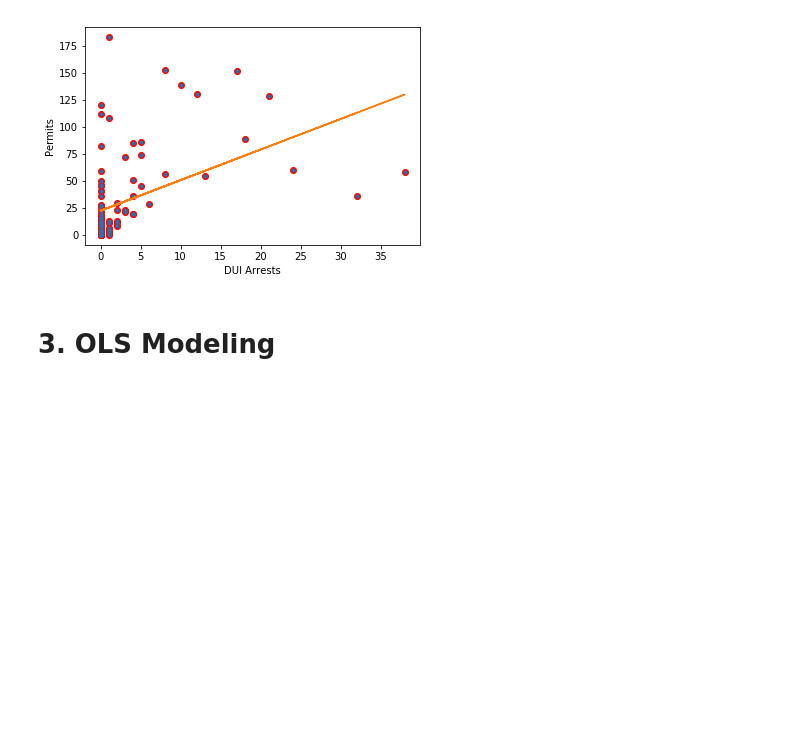
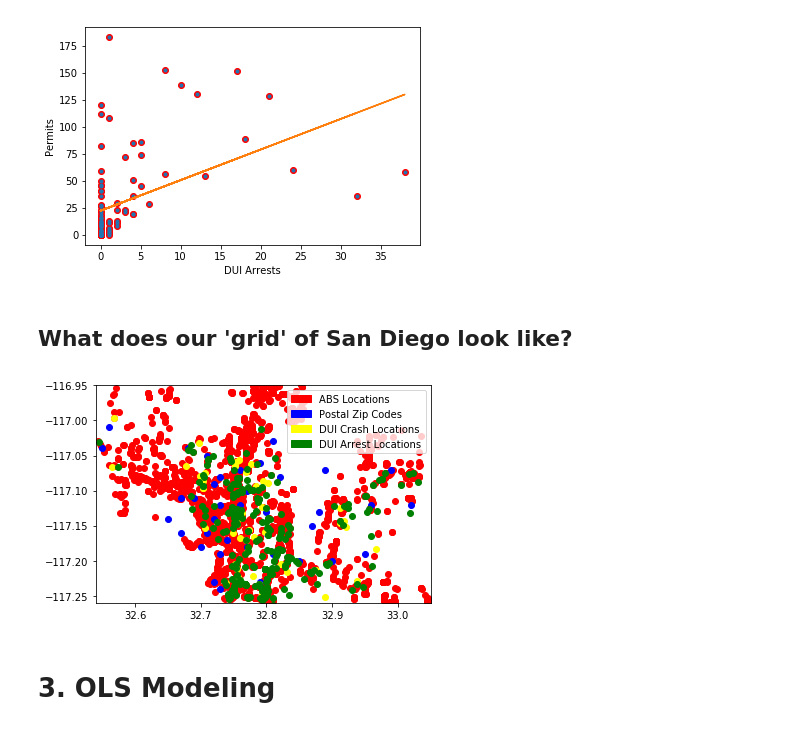
Before and after one commit to sarah-george/San-Diego-DUI-Crashes-and-Arrests, a Jupyter notebook: DUI_Notebook.ipynb, the cells around one changed output. Cells and saved outputs as stored; diff of their text form; code cells hidden in the pictures; blank space fills up the shorter version.

Commit message:
Merged two notebooks

```diff
--- a/DUI_Notebook.ipynb
+++ b/DUI_Notebook.ipynb
@@ -525,6 +593,52 @@ plt.show()
 # %% [output]
 Ratio of Permits per Arrest:  2.83242506484
 [figure]
+# %% [markdown]
+What does our 'grid' of San Diego look like?
+-----
+# %%
+# Plot all 4 of our datasets in our grid of San Diego
+
+fig = plt.figure()
+ax1 = fig.add_subplot(111)
+ax1.set_xlim(32.54,33.05)
+ax1.set_ylim(-117.26,-116.95 )
+
+#Zip coordinates
+zip_coordinates = np.zeros(len(df_zip_coords), dtype=('2float'))
+
+for i in range(0,len(merged_zips)):
+    zip_lat = float(merged_zips.iloc[i]['Lat'])
+    zip_lng = float(merged_zips.iloc[i]['Lon'])
+    zip_coordinates[i] = (zip_lat,zip_lng)
+
+#Alcohol Permits SCATTER PLOTTING
+
+coords = np.zeros(len(alc_permits), dtype=('2float'))
+
+for i in range(0, len(alc_permits)):
+    alc_lat = float(alc_permits['lat'].iloc[i])
+    alc_lng = float(alc_permits['lon'].iloc[i])
+    coords[i] = (alc_lat, alc_lng)
+
+coords = coords[0:len(coords)-2]
+ax1.scatter(coords[:,0], coords[:,1], c='red')
+ax1.scatter(zip_coordinates[:,0],zip_coordinates[:,1], c='blue')
+ax1.scatter(crash_coords_arr[:,0],crash_coords_arr[:,1], c='yellow')
+ax1.scatter(arrest_coords_arr[:,0],arrest_coords_arr[:,1],c='green')
+
+#create legend
+red_dots = mpatches.Patch(color='red',label='ABS Locations')
+blue_dots = mpatches.Patch(color='blue',label='Postal Zip Codes')
+yellow_dots = mpatches.Patch(color='yellow',label='DUI Crash Locations')
+green_dots = mpatches.Patch(color='green',label='DUI Arrest Locations')
+
+plt.legend(handles=[red_dots,blue_dots,yellow_dots,green_dots])
+
+# Turn on the grid
+plt.show()
+# %% [output]
+[figure, added]
 # %% [markdown]
 # 3. OLS Modeling
 # %%
```
Also changed, not shown: parts of 7 cells of this notebook.
